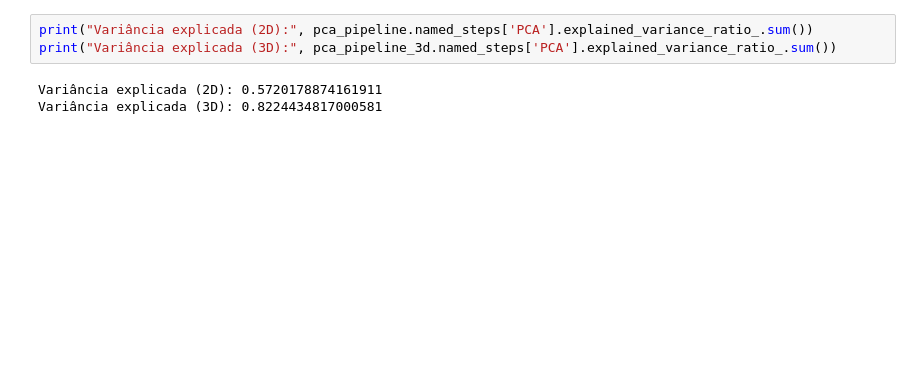
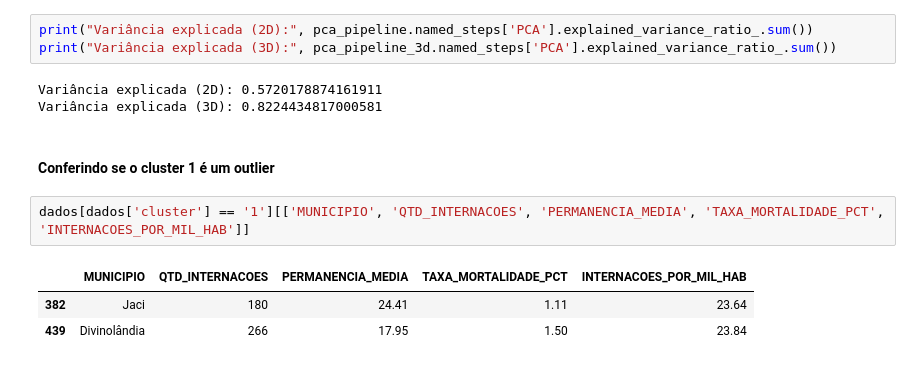
Before and after one commit to Melissa-Etes/Sprint2_grupo54, a Jupyter notebook: EC_Sprint2_HospiDataSUS_Clusterizacao_Grupo54.ipynb, the cells around one changed output. Cells and saved outputs as stored; diff of their text form; blank space fills up the shorter version.

Commit message:
Investiga outliers e identifica efeito de denominador

```diff
--- a/EC_Sprint2_HospiDataSUS_Clusterizacao_Grupo54.ipynb
+++ b/EC_Sprint2_HospiDataSUS_Clusterizacao_Grupo54.ipynb
@@ -192,3 +192,11 @@ print("Variância explicada (3D):", pca_pipeline_3d.named_steps['PCA'].explained
 # %% [output]
 Variância explicada (2D): 0.5720178874161911
 Variância explicada (3D): 0.8224434817000581
+# %% [markdown]
+#### Conferindo se o cluster 1 é um outlier
+# %%
+dados[dados['cluster'] == '1'][['MUNICIPIO', 'QTD_INTERNACOES', 'PERMANENCIA_MEDIA', 'TAXA_MORTALIDADE_PCT', 'INTERNACOES_POR_MIL_HAB']]
+# %% [output]
+|  | MUNICIPIO | QTD_INTERNACOES | PERMANENCIA_MEDIA | TAXA_MORTALIDADE_PCT | INTERNACOES_POR_MIL_HAB |
+| 382 | Jaci | 180 | 24.41 | 1.11 | 23.64 |
+| 439 | Divinolândia | 266 | 17.95 | 1.50 | 23.84 |
```
Also changed, not shown: parts of 1 cell of this notebook.
